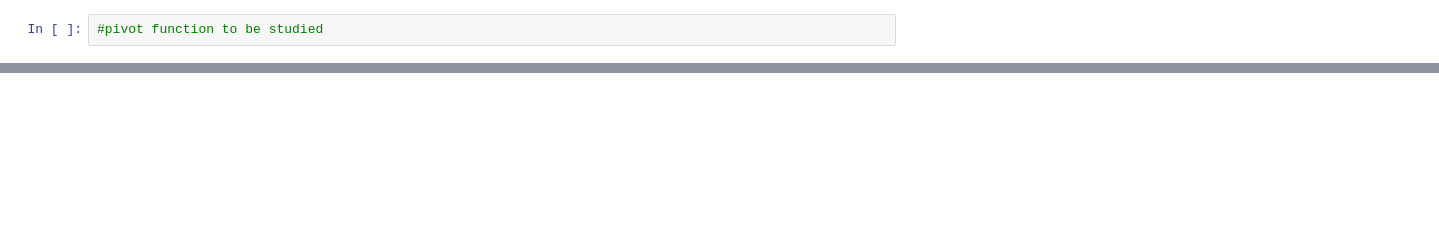
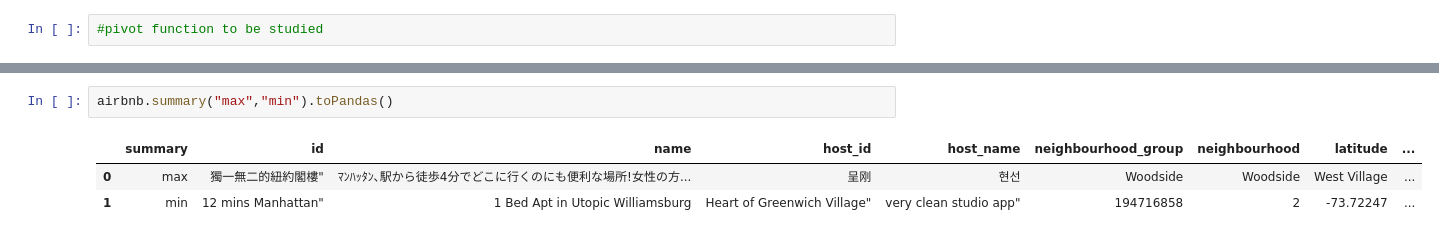
Before and after one commit to sohaildua/PysparkLearning, a Jupyter notebook: Aggregation.ipynb, the cells around one changed output, grey strips where cells are left out. Cells and saved outputs as stored; diff of their text form; blank space fills up the shorter version.

```diff
--- a/Aggregation.ipynb
+++ b/Aggregation.ipynb
@@ -149,0 +169,6 @@ airbnb.select("price", "minimum_nights").summary("count","min","25%","75%", "max
+# %%
+airbnb.summary("max","min").toPandas()
+# %% [output]
+|  | summary | id | name | host_id | host_name | neighbourhood_group | neighbourhood | latitude | ... |
+| 0 | max | 獨一無二的紐約閣樓" | ﾏﾝﾊｯﾀﾝ､駅から徒歩4分でどこに行くのにも便利な場所!女性の方... | 呈刚 | 현선 | Woodside | Woodside | West Village | ... |
+| 1 | min | 12 mins Manhattan" | 1 Bed Apt in Utopic Williamsburg | Heart of Greenwich Village" | very clean studio app" | 194716858 | 2 | -73.72247 | ... |
```
Also changed, not shown: parts of 7 cells of this notebook.
